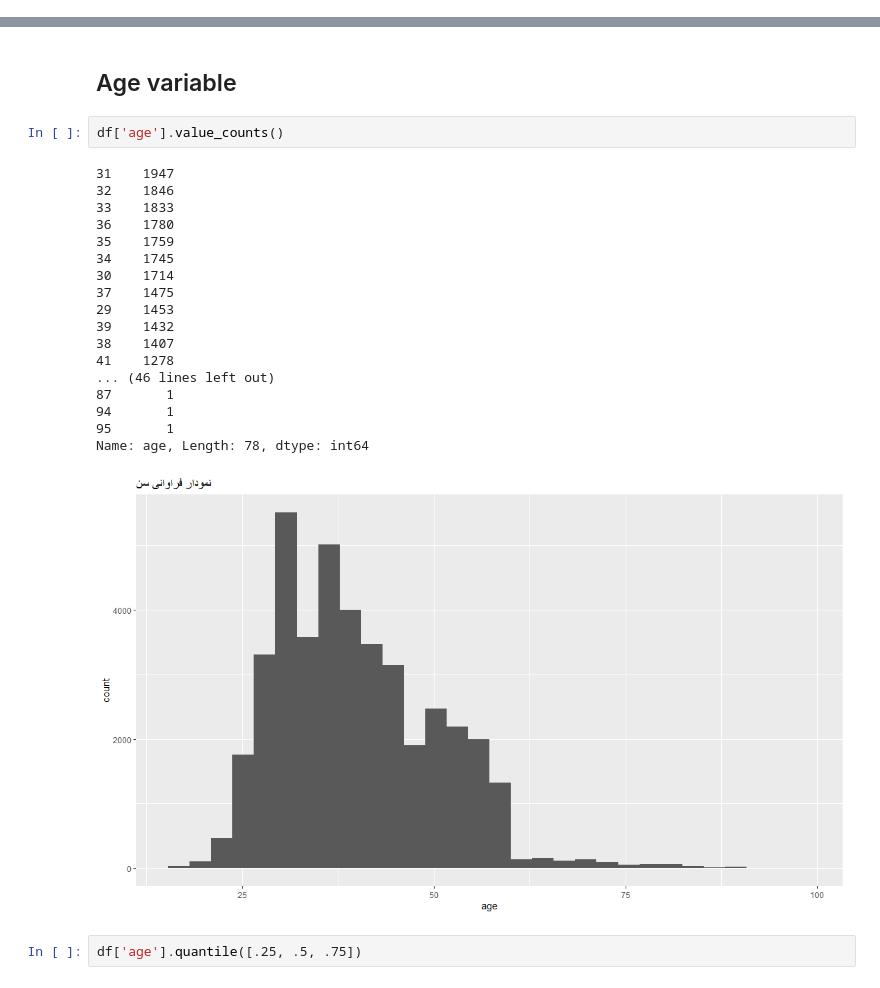
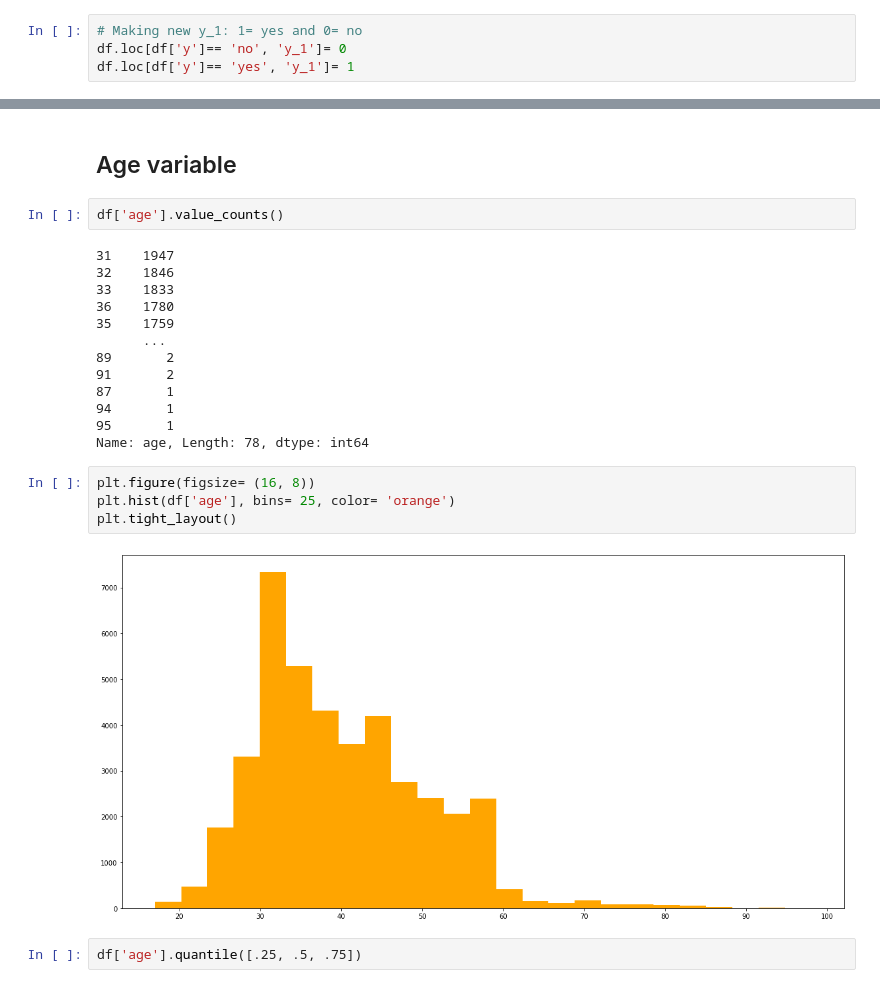
Before and after one commit to sohrabfaridi/Bank-Marketing, a Jupyter notebook: Bank-Marketing.ipynb, the cells around one changed output, grey strips where cells are left out. Saved outputs shown, nothing was run; the diff lists cells and outputs as text.

```diff
--- a/Bank-Marketing.ipynb
+++ b/Bank-Marketing.ipynb
@@ -24,6 +43,10 @@ df.head()
 | 3 | 40 | admin. | married | basic.6y | no | no | no | telephone | may | mon | ... |
 | 4 | 56 | services | married | high.school | no | no | yes | telephone | may | mon | ... |
 5 rows × 21 columns
+# %%
+# Making new y_1: 1= yes and 0= no
+df.loc[df['y']== 'no', 'y_1']= 0
+df.loc[df['y']== 'yes', 'y_1']= 1
 # %%
 df.shape
 # %% [output]
@@ -82,20 +147,19 @@ df['age'].value_counts()
 33    1833
 36    1780
 35    1759
-34    1745
-30    1714
-37    1475
-29    1453
-39    1432
-38    1407
-41    1278
-... (46 lines left out)
+      ...
+89       2
+91       2
 87       1
 94       1
 95       1
 Name: age, Length: 78, dtype: int64
-# %% [markdown]
-![image.png](attachment:image.png)
+# %%
+plt.figure(figsize= (16, 8))
+plt.hist(df['age'], bins= 25, color= 'orange')
+plt.tight_layout()
+# %% [output]
+[figure, added]
 # %%
 df['age'].quantile([.25, .5, .75])
 # %% [output]
```
Also changed, not shown: parts of 463 cells of this notebook.
